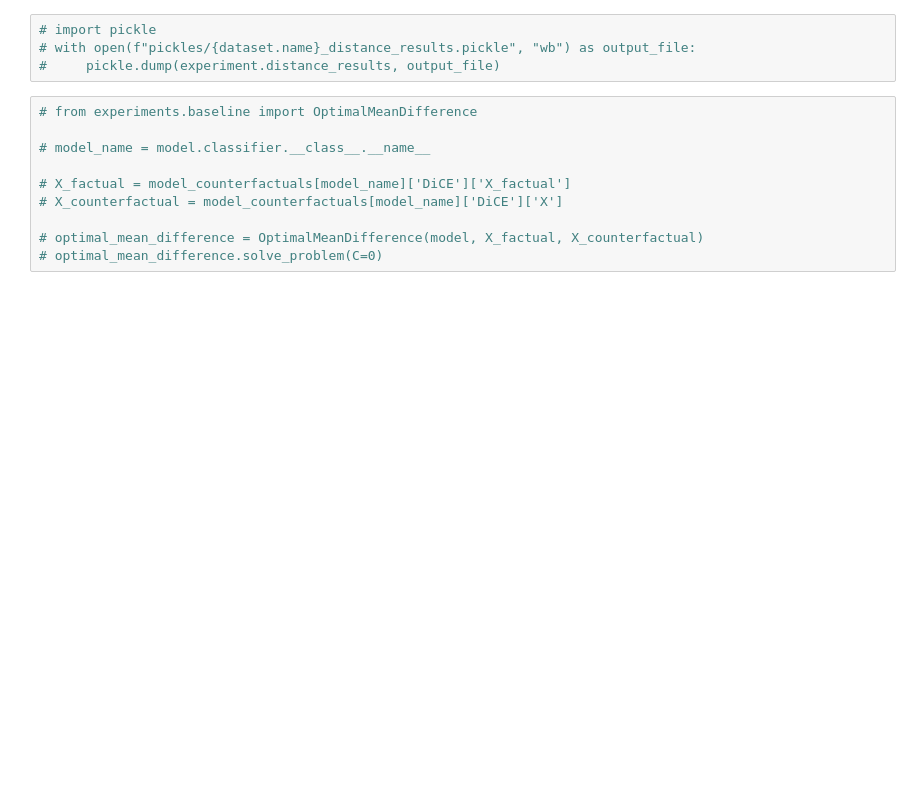
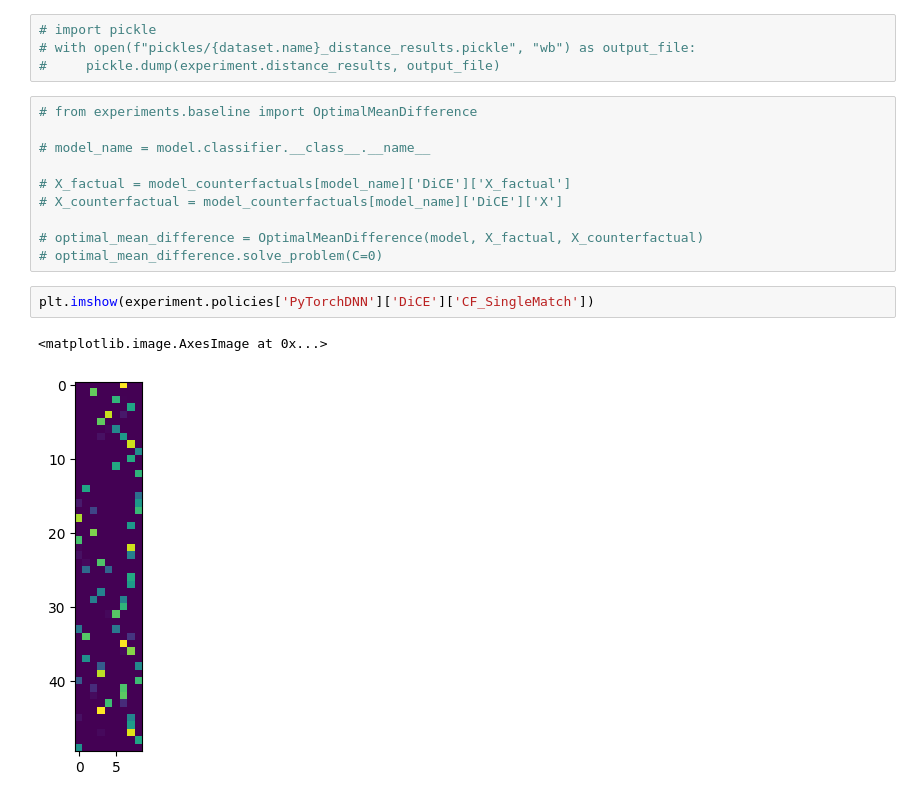
Before and after one commit to youlei202/Refining-Counterfactual-Explanations, a Jupyter notebook: german_credit.ipynb, the cells around one changed output. Cells and saved outputs as stored; diff of their text form; blank space fills up the shorter version.

```diff
--- a/german_credit.ipynb
+++ b/german_credit.ipynb
@@ -234,3 +179,8 @@ plotting.intervention_vs_distance(experiment, save_to_file=False)
 
 # optimal_mean_difference = OptimalMeanDifference(model, X_factual, X_counterfactual)
 # optimal_mean_difference.solve_problem(C=0)
+# %%
+plt.imshow(experiment.policies['PyTorchDNN']['DiCE']['CF_SingleMatch'])
+# %% [output]
+<matplotlib.image.AxesImage at 0x...>
+[figure, added]
```
Also changed, not shown: parts of 11 cells of this notebook, 4 other files.
